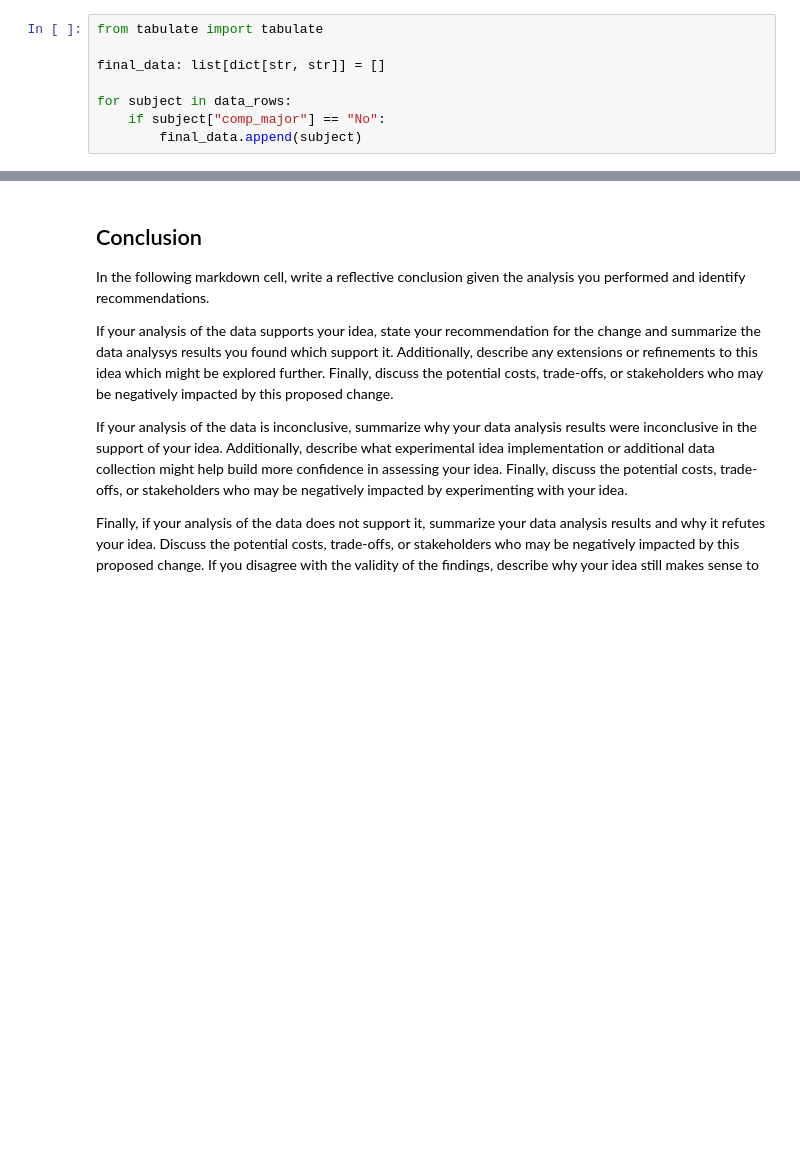
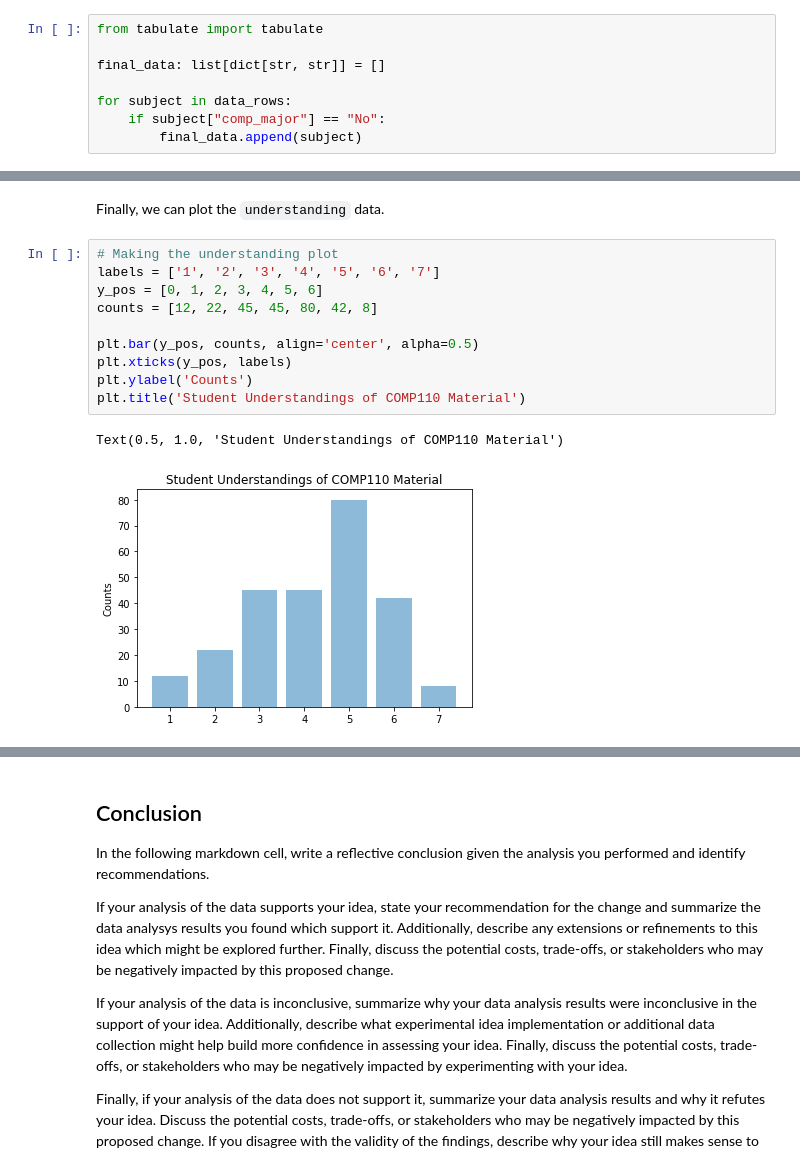
Before and after one commit to mnk48/comp110-22s-workspace, a Jupyter notebook: exercises/ex08/analysis.ipynb, the cells around one changed output, grey strips where cells are left out. Saved outputs shown, nothing was run; the diff lists cells and outputs as text; blank space fills up the shorter version.

```diff
--- a/exercises/ex08/analysis.ipynb
+++ b/exercises/ex08/analysis.ipynb
@@ -113,0 +197,15 @@ tabulate(head(selected_data, 5), selected_data.keys(), "html")
+# %% [markdown]
+Finally, we can plot the `understanding` data.
+# %%
+# Making the understanding plot
+labels = ['1', '2', '3', '4', '5', '6', '7']
+y_pos = [0, 1, 2, 3, 4, 5, 6]
+counts = [12, 22, 45, 45, 80, 42, 8]
+
+plt.bar(y_pos, counts, align='center', alpha=0.5)
+plt.xticks(y_pos, labels)
+plt.ylabel('Counts')
+plt.title('Student Understandings of COMP110 Material')
+# %% [output]
+Text(0.5, 1.0, 'Student Understandings of COMP110 Material')
+[figure, added]
```
Also changed, not shown: parts of 23 cells of this notebook, 1 other file.
